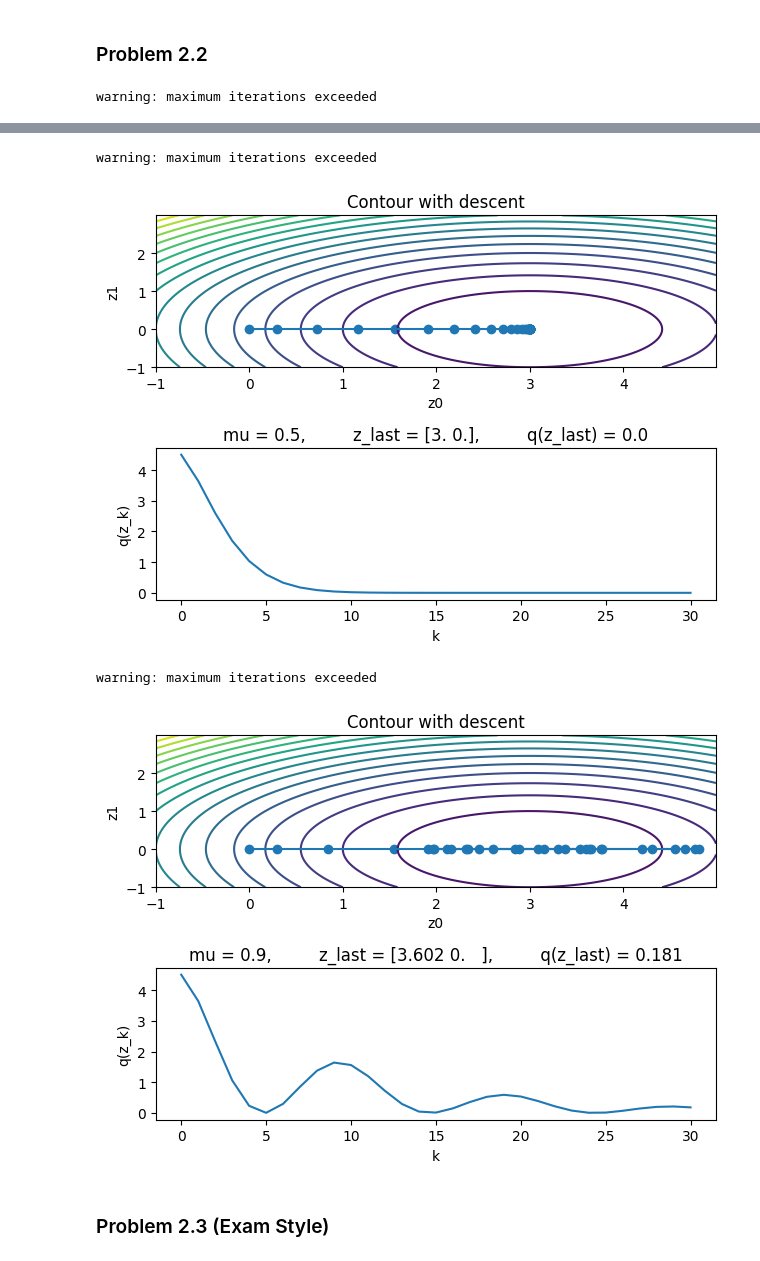
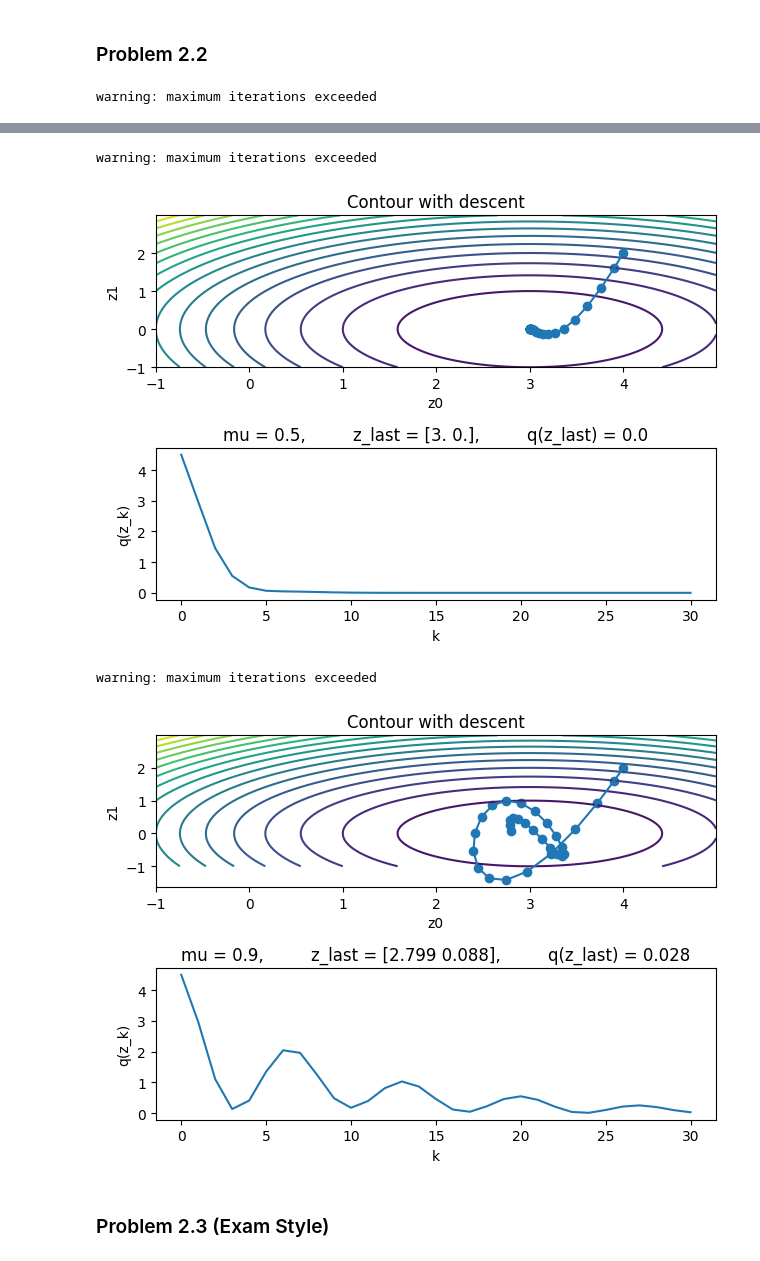
Before and after one commit to glianx/cs371, a Jupyter notebook: hw/hw3/gordon.ipynb, the cells around one changed output, grey strips where cells are left out. Drawn from its saved outputs; the diff is of its cells as text; code cells hidden in the pictures.

```diff
--- a/hw/hw3/gordon.ipynb
+++ b/hw/hw3/gordon.ipynb
@@ -106,9 +106,7 @@ def g(z):
 def q(z):
     return 1/2 * ((z[0] - 3)**2 + 2*z[1]**2)
 # %%
-z0 = np.zeros(2)
-
-# fig.tight_layout()
+z0 = np.array([4,2])
 
 z0s = np.arange(-1, 5, 0.01)
 z1s = np.arange(-1, 3, 0.01)
@@ -150,7 +148,7 @@ warning: maximum iterations exceeded
 warning: maximum iterations exceeded
-[figure, old version]
+[figure, new version]
 warning: maximum iterations exceeded
-[figure, old version]
+[figure, new version]
 # %% [markdown]
 ### Problem 2.3 (Exam Style)
 # %% [markdown]
```
Also changed, not shown: parts of 20 cells of this notebook, 6 other files.
